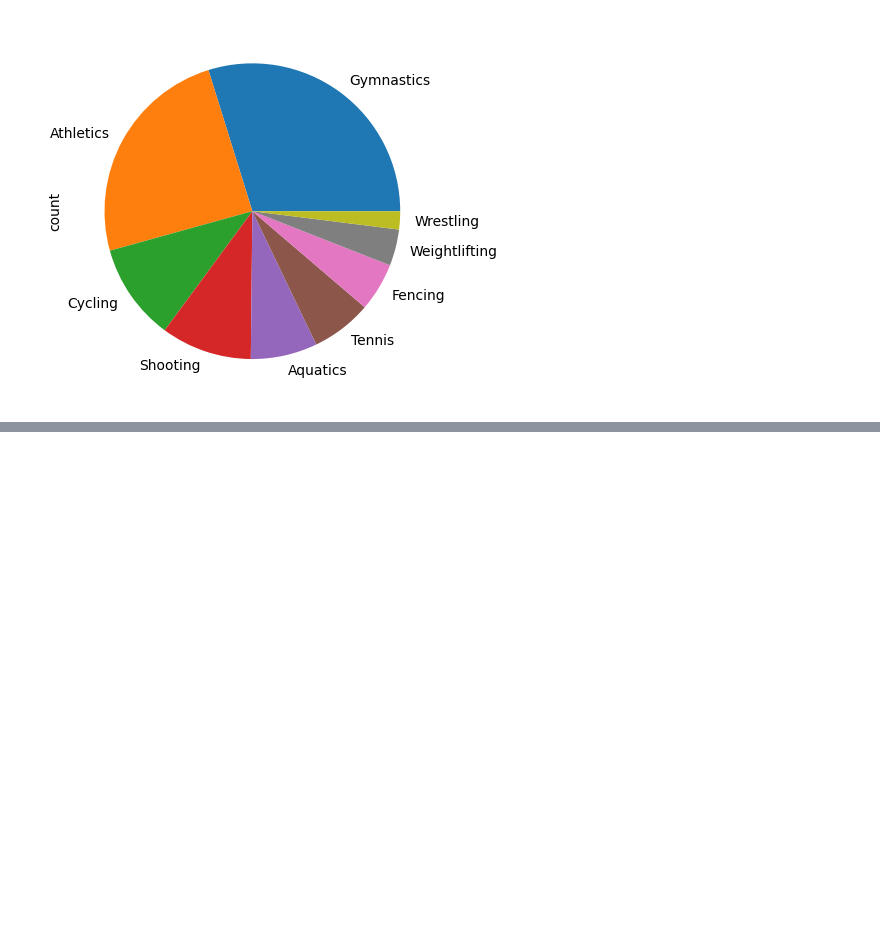
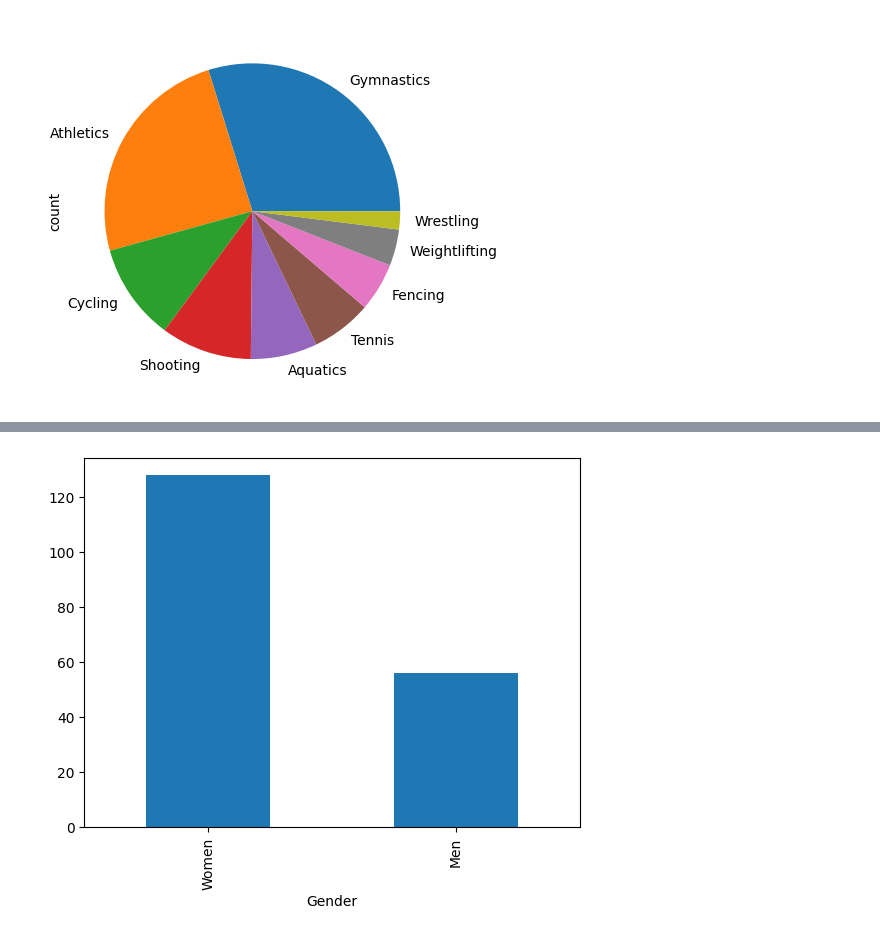
Before and after one commit to kipkosgeii/Olympics-Analysis, a Jupyter notebook: olympic.ipynb, the cells around one changed output, grey strips where cells are left out. Saved outputs shown, nothing was run; the diff lists cells and outputs as text; code cells hidden in the pictures; blank space fills up the shorter version.

```diff
--- a/olympic.ipynb
+++ b/olympic.ipynb
@@ -161,0 +169,4 @@ fo.Sport.value_counts().plot(kind='pie');
+# %%
+chnGW = df[(df.NOC == 'CHN') & (df.Edition == 2008)]
+
+chnGW
@@ -161,0 +187,4 @@ fo.Sport.value_counts().plot(kind='pie');
+# %%
+chnGW.Gender.value_counts().plot(kind='bar');
+# %% [output]
+[figure, added]
```
Also changed, not shown: parts of 5 cells of this notebook.
